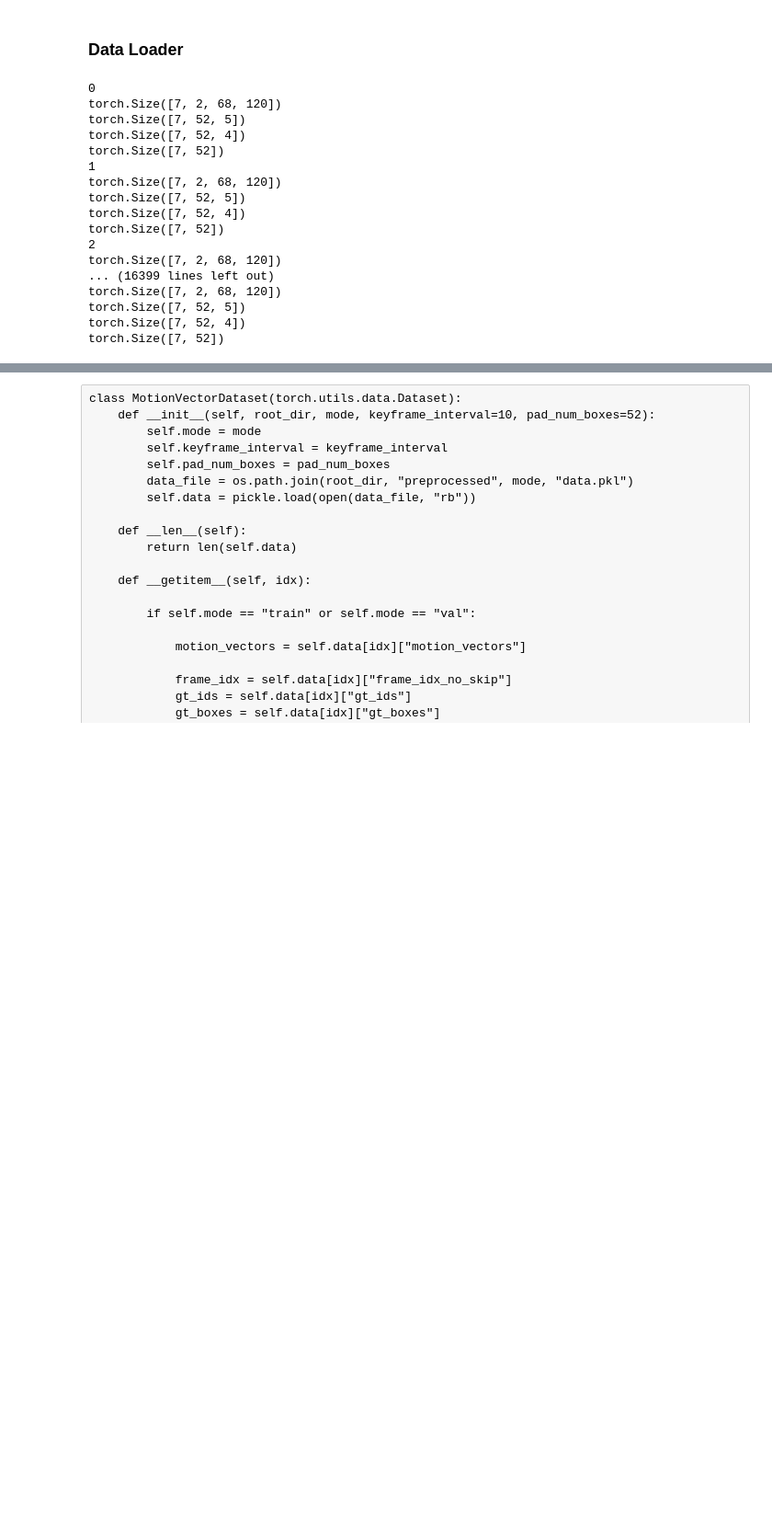
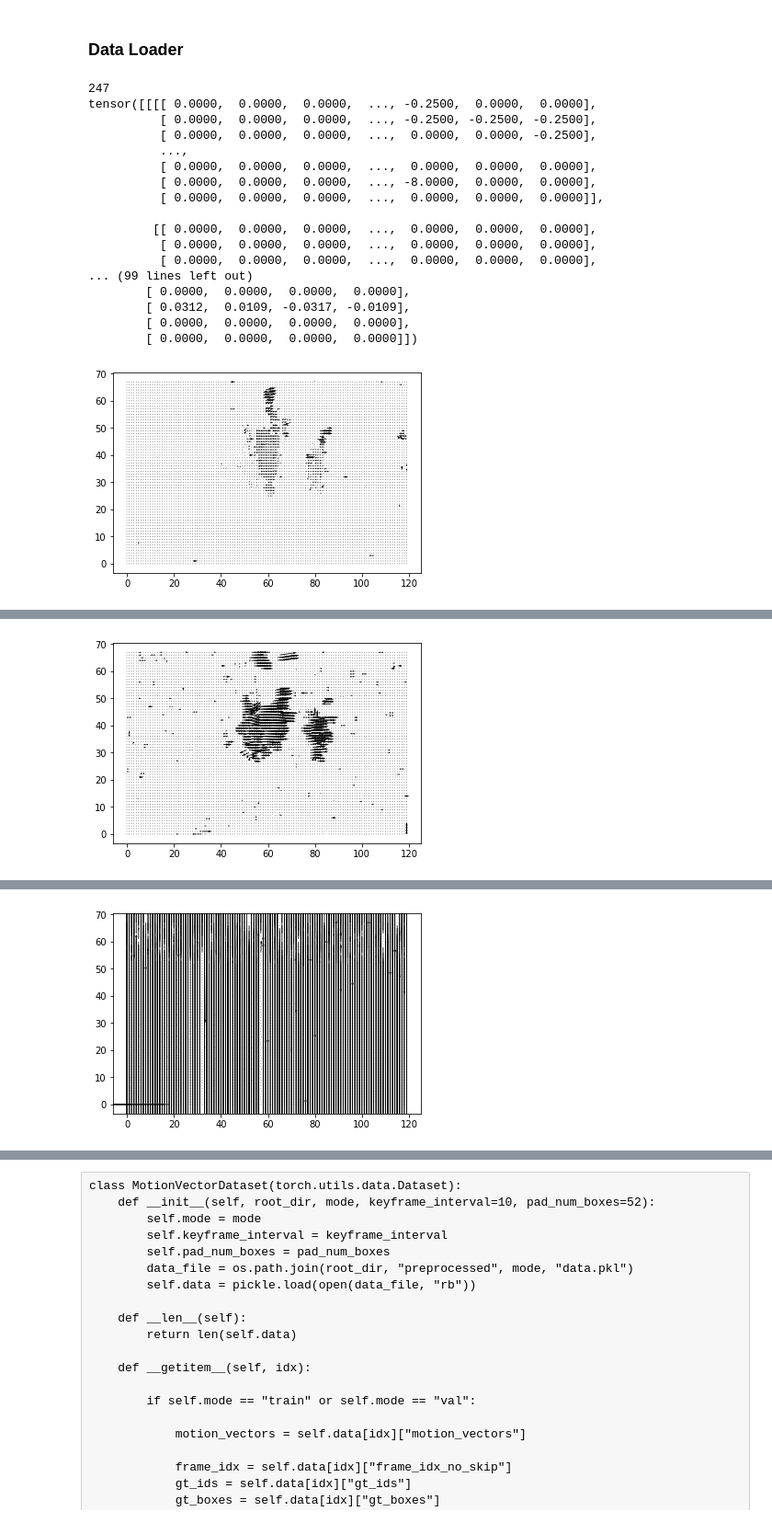
Before and after one commit to lukasbommes-unfinished-projects/mv-tracker-broken, a Jupyter notebook: deep_tracker/propagation_network.ipynb, the cells around one changed output, grey strips where cells are left out. Shown at 92% size. Cells and saved outputs as stored; diff of their text form; code cells hidden in the pictures; blank space fills up the shorter version.

```diff
--- a/deep_tracker/propagation_network.ipynb
+++ b/deep_tracker/propagation_network.ipynb
@@ -101,7 +104,7 @@ class MotionVectorDataset(torch.utils.data.Dataset):
 
 
     def __len__(self):
-        return len(self.data)
+        return len(self.data) - 1  # -1 is needed because of idx+1 in __getitem__
 
 
     def __getitem__(self, idx):
@@ -109,6 +112,7 @@ class MotionVectorDataset(torch.utils.data.Dataset):
         if self.mode == "train" or self.mode == "val":
 
             motion_vectors_agg = []
+            boxes_agg = []
             boxes_prev_agg = []
             velocities_agg = []
             num_boxes_mask_agg = []
@@ -137,66 +141,87 @@ class MotionVectorDataset(torch.utils.data.Dataset):
                 boxes_prev_tmp[:, 0] = torch.full((num_boxes,), frame_idx)
                 boxes_prev = boxes_prev_tmp
 
-                # pad boxes to the same global length (for MOT17 this is 52)
+                # pad boxes_prev to the same global length (for MOT17 this is 52)
                 boxes_prev_padded = torch.zeros(self.pad_num_boxes, 5)
                 boxes_prev_padded[:num_boxes, :] = boxes_prev
                 boxes_prev = boxes_prev_padded
+
+                # similarly pad boxes
+                boxes_padded = torch.zeros(self.pad_num_boxes, 4)
+                boxes_padded[:num_boxes, :] = boxes
+                boxes = boxes_padded
 
                 # similarly pad velocites
                 velocities_padded = torch.zeros(self.pad_num_boxes, 4)
                 velocities_padded[:num_boxes, :] = velocities
                 velocities = velocities_padded
 
                 # create a mask to revert the padding at a later stage
                 num_boxes_mask = torch.zeros(self.pad_num_boxes,)
                 num_boxes_mask[0:num_boxes] = torch.ones(num_boxes,)
 
                 motion_vectors_agg.append(motion_vectors.float())
+                boxes_agg.append(boxes.float())
                 boxes_prev_agg.append(boxes_prev.float())
                 velocities_agg.append(velocities.float())
                 num_boxes_mask_agg.append(num_boxes_mask.bool())
 
             # convert aggregate lists to torch tensors
             if self.window_length > 1:
                 motion_vectors_agg = [t.unsqueeze(0) for t in motion_vectors_agg]
+                boxes_agg = [t.unsqueeze(0) for t in boxes_agg]
                 boxes_prev_agg = [t.unsqueeze(0) for t in boxes_prev_agg]
                 velocities_agg = [t.unsqueeze(0) for t in velocities_agg]
                 num_boxes_mask_agg = [t.unsqueeze(0) for t in num_boxes_mask_agg]
 
             motion_vectors_ret = torch.cat(motion_vectors_agg, axis=0)
+            boxes_ret = torch.cat(boxes_agg, axis=0)
             boxes_prev_ret = torch.cat(boxes_prev_agg, axis=0)
             velocities_ret = torch.cat(velocities_agg, axis=0)
             num_boxes_mask_ret = torch.cat(num_boxes_mask_agg, axis=0)
 
             # TODO: remove I frames
 
-            return motion_vectors_ret, boxes_prev_ret, velocities_ret, num_boxes_mask_ret
+            return motion_vectors_ret, boxes_prev_ret, velocities_ret, num_boxes_mask_ret, boxes_ret
 
 
-datasets = {x: MotionVectorDataset(root_dir='../benchmark/MOT17', window_length=7, mode=x) for x in ["train", "val", "test"]}
-dataloaders = {x: torch.utils.data.DataLoader(datasets[x], batch_size=2, shuffle=False, num_workers=4) for x in ["train", "val", "test"]}
+datasets = {x: MotionVectorDataset(root_dir='../benchmark/MOT17', window_length=1, mode=x) for x in ["train", "val", "test"]}
+dataloaders = {x: torch.utils.data.DataLoader(datasets[x], batch_size=1, shuffle=False, num_workers=1) for x in ["train", "val", "test"]}
 
-for step, (motion_vectors, boxes_prev, velocities, num_boxes_mask) in enumerate(datasets["train"]):
-    print(step)
-    print(motion_vectors.shape)
-    print(boxes_prev.shape)
-    print(velocities.shape)
-    print(num_boxes_mask.shape)
+for step, (motion_vectors, boxes_prev, velocities, num_boxes_mask, boxes) in enumerate(dataloaders["train"]):
+    if step > 246:
+        print(step)
+        #print(motion_vectors.shape)
+        #print(boxes_prev.shape)
+        #print(boxes.shape)
+        #print(velocities.shape)
+        #print(num_boxes_mask.shape)
+        print(motion_vectors)
+        print(boxes_prev[num_boxes_mask])
+        print(boxes[num_boxes_mask])
+        print(velocities[num_boxes_mask])
+
+        plt.quiver(motion_vectors[0, 0, :, :], motion_vectors[0, 1, :, :], scale=1000)
+        plt.show()
+
+    if step > 251:
+        break
 # %% [output]
-0
-torch.Size([7, 2, 68, 120])
-torch.Size([7, 52, 5])
-torch.Size([7, 52, 4])
-torch.Size([7, 52])
-1
-torch.Size([7, 2, 68, 120])
-torch.Size([7, 52, 5])
-torch.Size([7, 52, 4])
-torch.Size([7, 52])
-2
-torch.Size([7, 2, 68, 120])
-... (16399 lines left out)
-torch.Size([7, 2, 68, 120])
-torch.Size([7, 52, 5])
-torch.Size([7, 52, 4])
-torch.Size([7, 52])
+247
+tensor([[[[ 0.0000,  0.0000,  0.0000,  ..., -0.2500,  0.0000,  0.0000],
+          [ 0.0000,  0.0000,  0.0000,  ..., -0.2500, -0.2500, -0.2500],
+          [ 0.0000,  0.0000,  0.0000,  ...,  0.0000,  0.0000, -0.2500],
+          ...,
+          [ 0.0000,  0.0000,  0.0000,  ...,  0.0000,  0.0000,  0.0000],
+          [ 0.0000,  0.0000,  0.0000,  ..., -8.0000,  0.0000,  0.0000],
+          [ 0.0000,  0.0000,  0.0000,  ...,  0.0000,  0.0000,  0.0000]],
+
+         [[ 0.0000,  0.0000,  0.0000,  ...,  0.0000,  0.0000,  0.0000],
+          [ 0.0000,  0.0000,  0.0000,  ...,  0.0000,  0.0000,  0.0000],
+          [ 0.0000,  0.0000,  0.0000,  ...,  0.0000,  0.0000,  0.0000],
+... (99 lines left out)
+        [ 0.0000,  0.0000,  0.0000,  0.0000],
+        [ 0.0312,  0.0109, -0.0317, -0.0109],
+        [ 0.0000,  0.0000,  0.0000,  0.0000],
+        [ 0.0000,  0.0000,  0.0000,  0.0000]])
+[figure, added]
@@ -202,0 +245 @@ torch.Size([7, 52])
+[figure, added]
@@ -202,0 +263 @@ torch.Size([7, 52])
+[figure, added]
```
Also changed, not shown: parts of 3 cells of this notebook, 9 other files.
